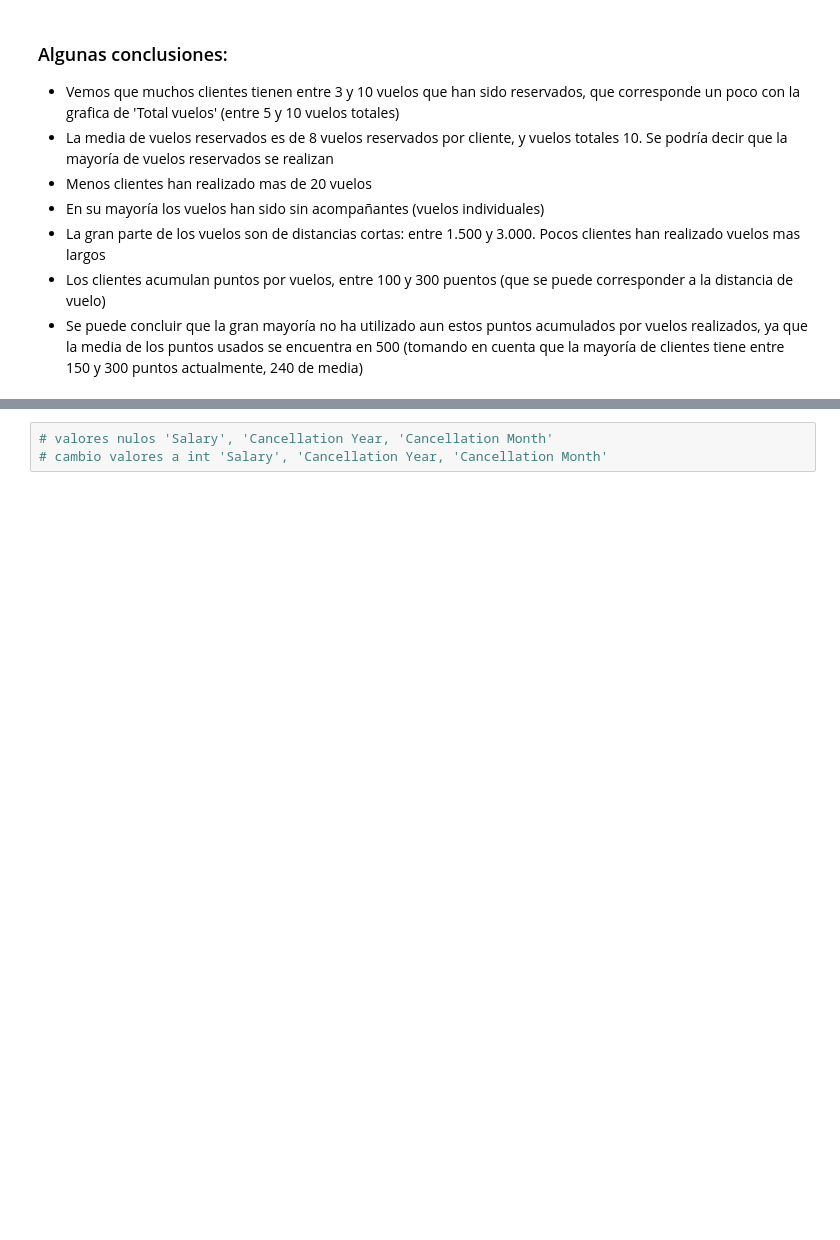
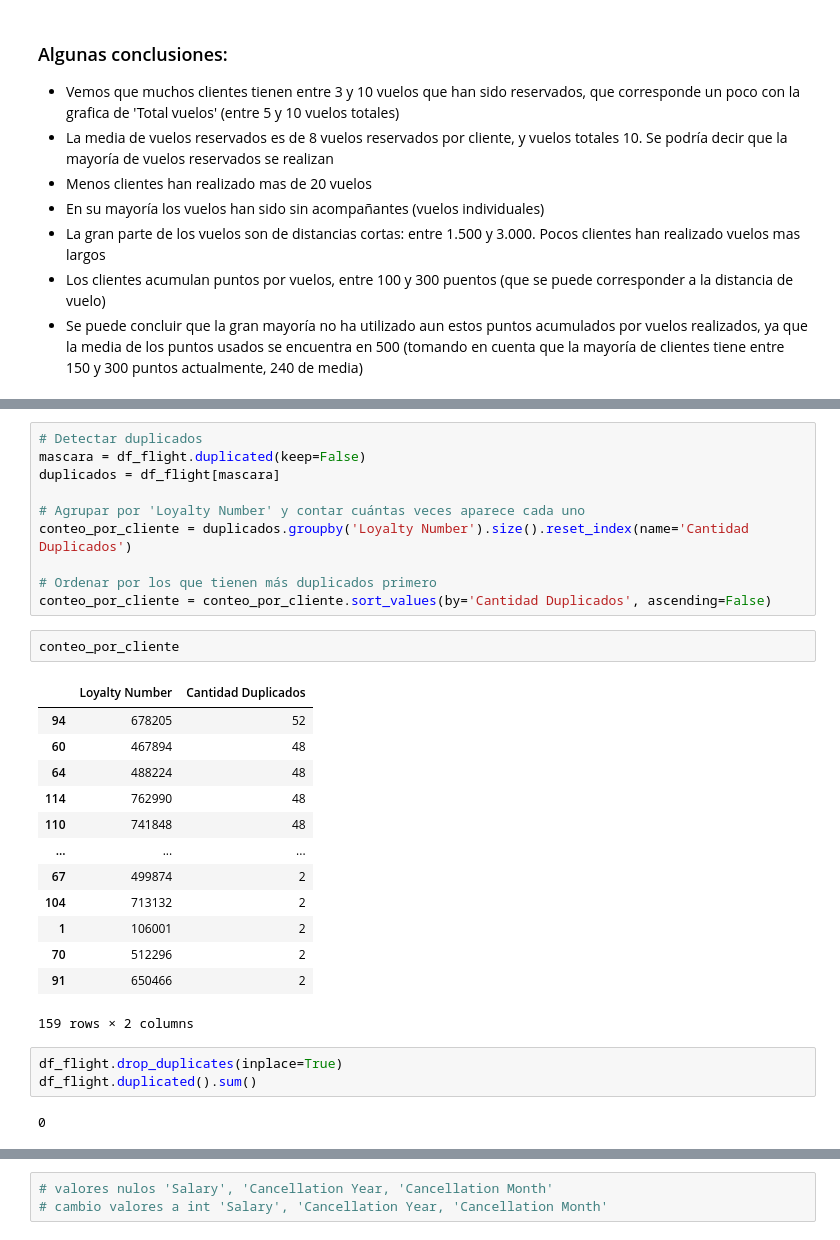
Before and after one commit to Adalab/bda-modulo-3-evaluacion-final-MarPastor, a Jupyter notebook: notebook/final_evaluation_mod3_marpastor.ipynb, the cells around one changed output, grey strips where cells are left out. Drawn from its saved outputs; the diff is of its cells as text; blank space fills up the shorter version.

Commit message:
doc: detectar duplicados

```diff
--- a/notebook/final_evaluation_mod3_marpastor.ipynb
+++ b/notebook/final_evaluation_mod3_marpastor.ipynb
@@ -346,0 +385,31 @@ for col in df_flight_active[['Flights Booked',
+# %%
+# Detectar duplicados
+mascara = df_flight.duplicated(keep=False)
+duplicados = df_flight[mascara]
+
+# Agrupar por 'Loyalty Number' y contar cuántas veces aparece cada uno
+conteo_por_cliente = duplicados.groupby('Loyalty Number').size().reset_index(name='Cantidad Duplicados')
+
+# Ordenar por los que tienen más duplicados primero
+conteo_por_cliente = conteo_por_cliente.sort_values(by='Cantidad Duplicados', ascending=False)
+# %%
+conteo_por_cliente
+# %% [output]
+|  | Loyalty Number | Cantidad Duplicados |
+| 94 | 678205 | 52 |
+| 60 | 467894 | 48 |
+| 64 | 488224 | 48 |
+| 114 | 762990 | 48 |
+| 110 | 741848 | 48 |
+| ... | ... | ... |
+| 67 | 499874 | 2 |
+| 104 | 713132 | 2 |
+| 1 | 106001 | 2 |
+| 70 | 512296 | 2 |
+| 91 | 650466 | 2 |
+159 rows × 2 columns
+# %%
+df_flight.drop_duplicates(inplace=True)
+df_flight.duplicated().sum()
+# %% [output]
+0
```
Also changed, not shown: parts of 6 cells of this notebook.
